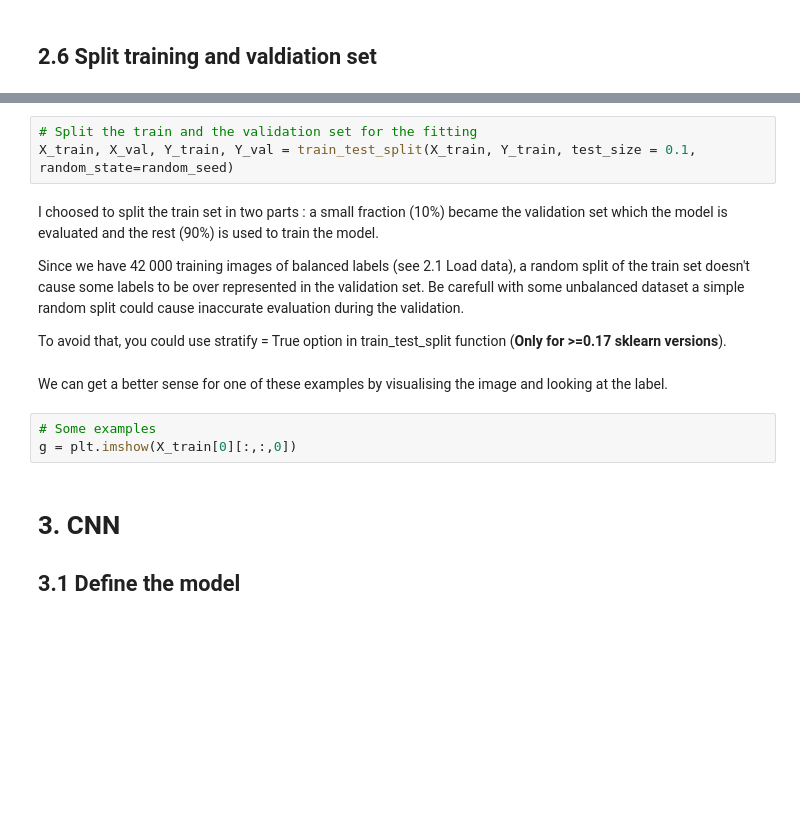
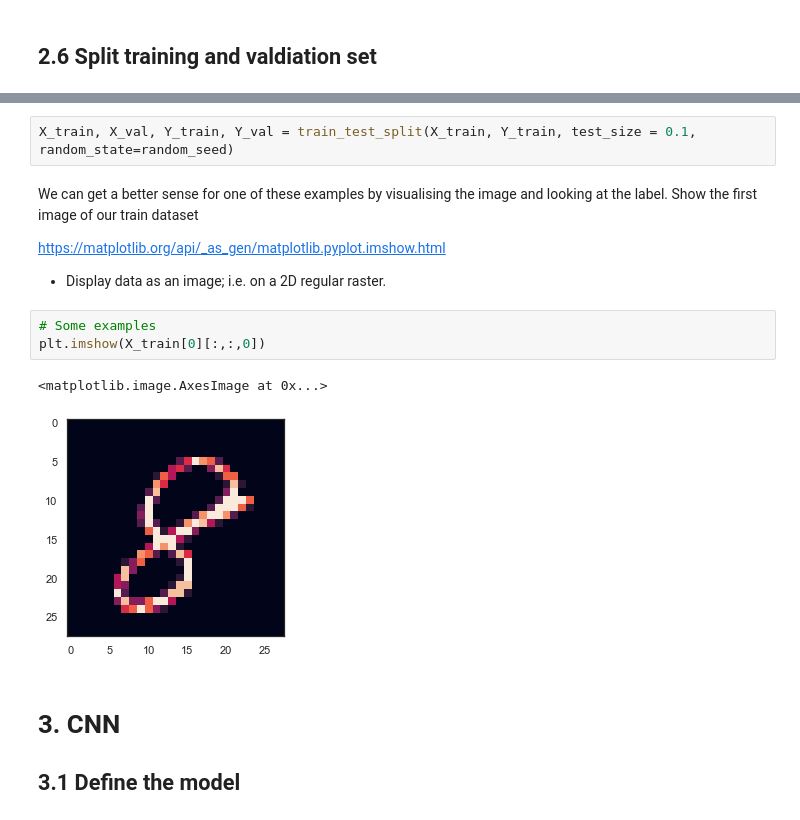
Before and after one commit to mirmahathir1/MLSamples, a Jupyter notebook: MNIST_digits/notebook2/output/Kaggle Digit Recognizer.ipynb, the cells around one changed output, grey strips where cells are left out. Cells and saved outputs as stored; diff of their text form; blank space fills up the shorter version.

```diff
--- a/MNIST_digits/notebook2/output/Kaggle Digit Recognizer.ipynb
+++ b/MNIST_digits/notebook2/output/Kaggle Digit Recognizer.ipynb
@@ -127,17 +266,16 @@ random_seed = 2
 # %%
-# Split the train and the validation set for the fitting
 X_train, X_val, Y_train, Y_val = train_test_split(X_train, Y_train, test_size = 0.1, random_state=random_seed)
-# %% [markdown]
-I choosed to split the train set in two parts : a small fraction (10%) became the validation set which the model is evaluated and the rest (90%) is used to train the model.
-
-Since we have 42 000 training images of balanced labels (see 2.1 Load data), a random split of the train set doesn't cause some labels to be over represented in the validation set. Be carefull with some unbalanced dataset a simple random split could cause inaccurate evaluation during the validation.
-
-To avoid that, you could use stratify = True option in train_test_split function (**Only for >=0.17 sklearn versions**).
 # %% [markdown]
-We can get a better sense for one of these examples by visualising the image and looking at the label.
+We can get a better sense for one of these examples by visualising the image and looking at the label. Show the first image of our train dataset
+
+https://matplotlib.org/api/_as_gen/matplotlib.pyplot.imshow.html
+* Display data as an image; i.e. on a 2D regular raster.
 # %%
 # Some examples
-g = plt.imshow(X_train[0][:,:,0])
+plt.imshow(X_train[0][:,:,0])
+# %% [output]
+<matplotlib.image.AxesImage at 0x...>
+[figure, added]
 # %% [markdown]
 # 3. CNN
 ## 3.1 Define the model
```
Also changed, not shown: parts of 74 cells of this notebook, 5 other files.
